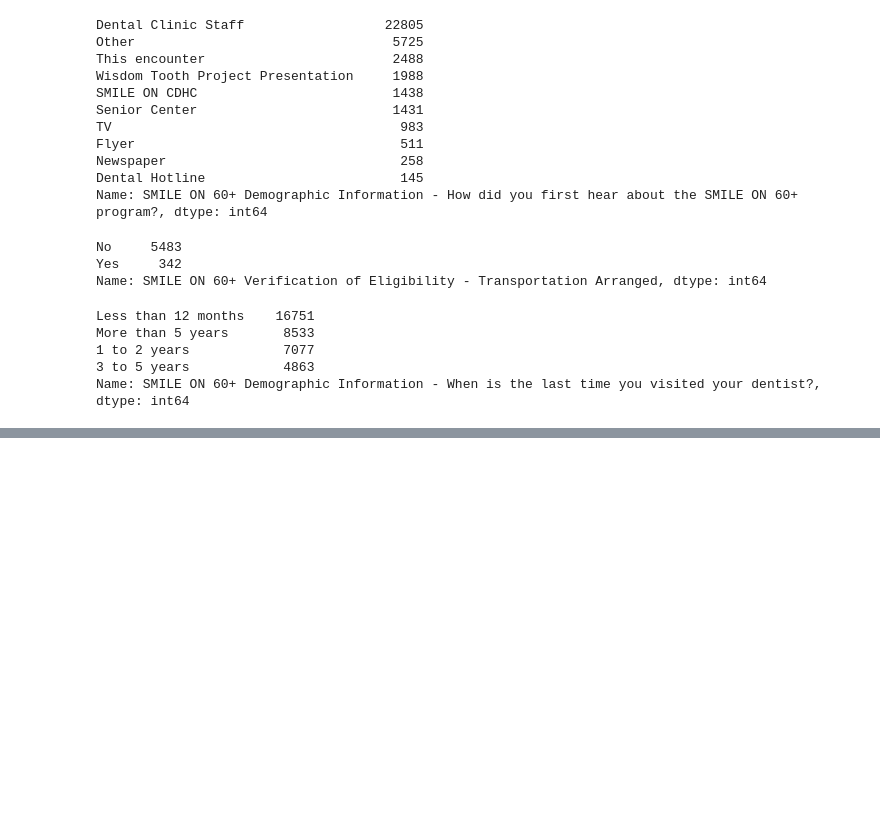
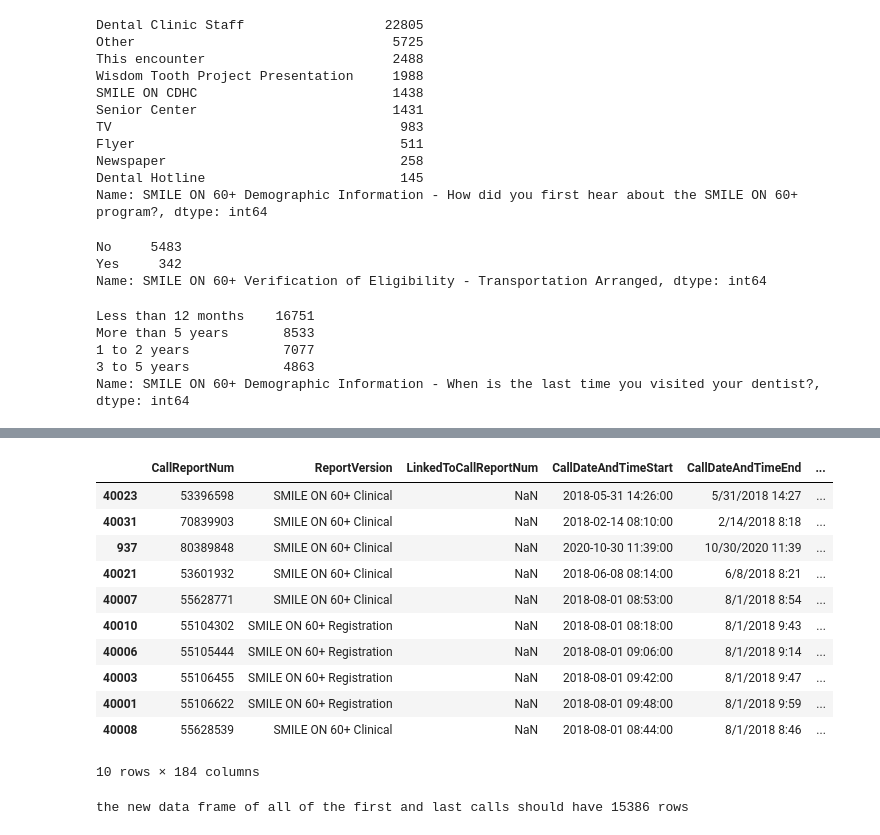
Before and after one commit to bsfcs/smile-on-black_panther, a Jupyter notebook: SmileOnAnalysis.ipynb, the cells around one changed output, grey strips where cells are left out. Saved outputs shown, nothing was run; the diff lists cells and outputs as text; code cells hidden in the pictures; blank space fills up the shorter version.

```diff
--- a/SmileOnAnalysis.ipynb
+++ b/SmileOnAnalysis.ipynb
@@ -154,0 +163,5 @@ Name: SMILE ON 60+ Demographic Information - When is the last time you visited y
+# %%
+smile['CallDateAndTimeStart'] =  pd.to_datetime(smile['CallDateAndTimeStart'], format='%m/%d/%Y %H:%M')
+
+smile.sort_values('CallDateAndTimeStart', inplace=True)
+smile.head()
@@ -154,0 +176,26 @@ Name: SMILE ON 60+ Demographic Information - When is the last time you visited y
+# %%
+#sort by CallDateAndTimeStart column
+first = smile.sort_values('CallDateAndTimeStart')
+
+#create a dataframe of all of the first calls
+first.drop_duplicates(subset = 'CallerNum', keep = 'first', inplace = True)
+
+first = first.sort_values('CallerNum')
+first.head(10)
+# %% [output]
+|  | CallReportNum | ReportVersion | LinkedToCallReportNum | CallDateAndTimeStart | CallDateAndTimeEnd | ... |
+| 40023 | 53396598 | SMILE ON 60+ Clinical | NaN | 2018-05-31 14:26:00 | 5/31/2018 14:27 | ... |
+| 40031 | 70839903 | SMILE ON 60+ Clinical | NaN | 2018-02-14 08:10:00 | 2/14/2018 8:18 | ... |
+| 937 | 80389848 | SMILE ON 60+ Clinical | NaN | 2020-10-30 11:39:00 | 10/30/2020 11:39 | ... |
+| 40021 | 53601932 | SMILE ON 60+ Clinical | NaN | 2018-06-08 08:14:00 | 6/8/2018 8:21 | ... |
+| 40007 | 55628771 | SMILE ON 60+ Clinical | NaN | 2018-08-01 08:53:00 | 8/1/2018 8:54 | ... |
+| 40010 | 55104302 | SMILE ON 60+ Registration | NaN | 2018-08-01 08:18:00 | 8/1/2018 9:43 | ... |
+| 40006 | 55105444 | SMILE ON 60+ Registration | NaN | 2018-08-01 09:06:00 | 8/1/2018 9:14 | ... |
+| 40003 | 55106455 | SMILE ON 60+ Registration | NaN | 2018-08-01 09:42:00 | 8/1/2018 9:47 | ... |
+| 40001 | 55106622 | SMILE ON 60+ Registration | NaN | 2018-08-01 09:48:00 | 8/1/2018 9:59 | ... |
+| 40008 | 55628539 | SMILE ON 60+ Clinical | NaN | 2018-08-01 08:44:00 | 8/1/2018 8:46 | ... |
+10 rows × 184 columns
+# %%
+print('the new data frame of all of the first and last calls should have '+str(6678+8708)+' rows')
+# %% [output]
+the new data frame of all of the first and last calls should have 15386 rows
```
Also changed, not shown: parts of 13 cells of this notebook.
